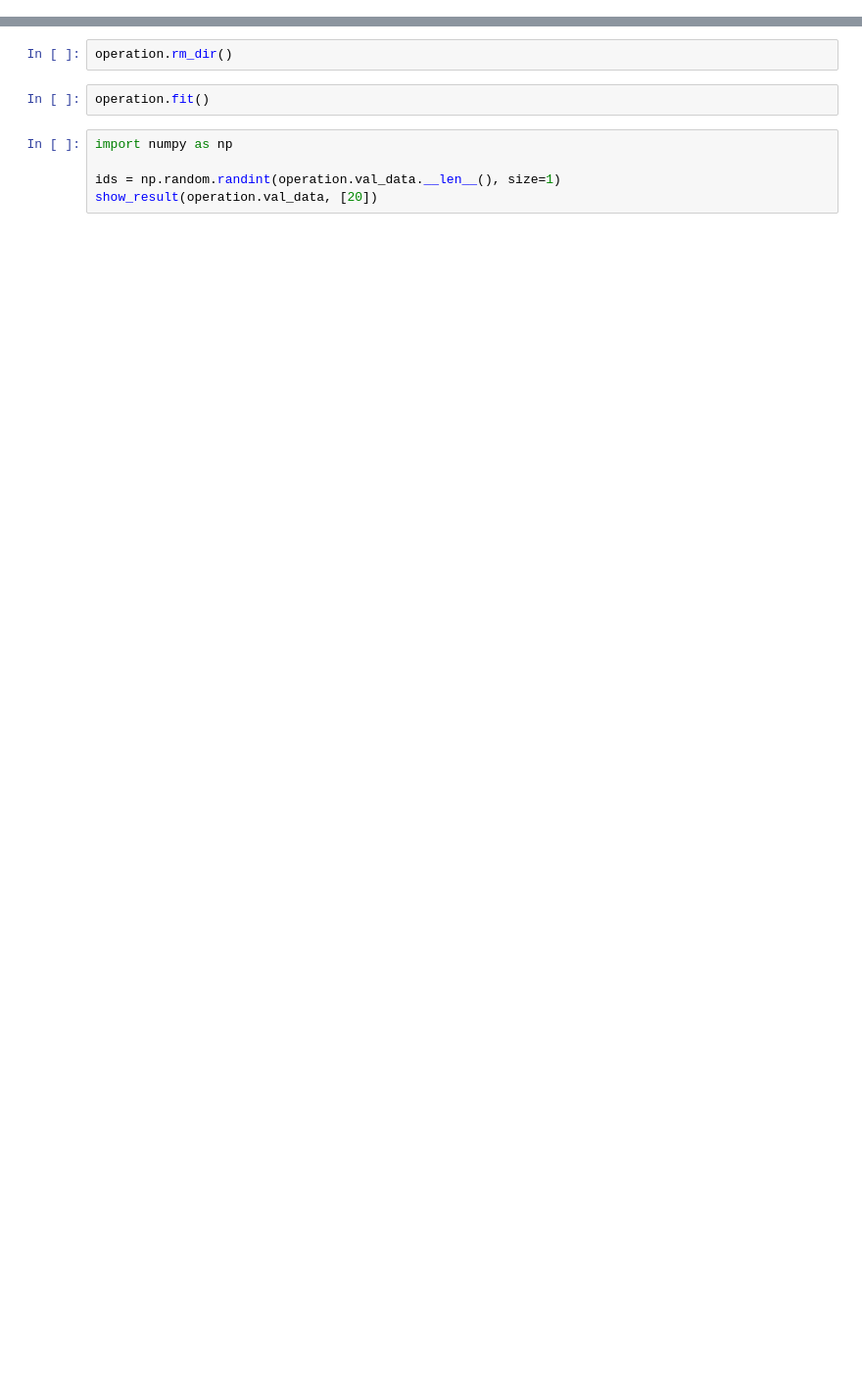
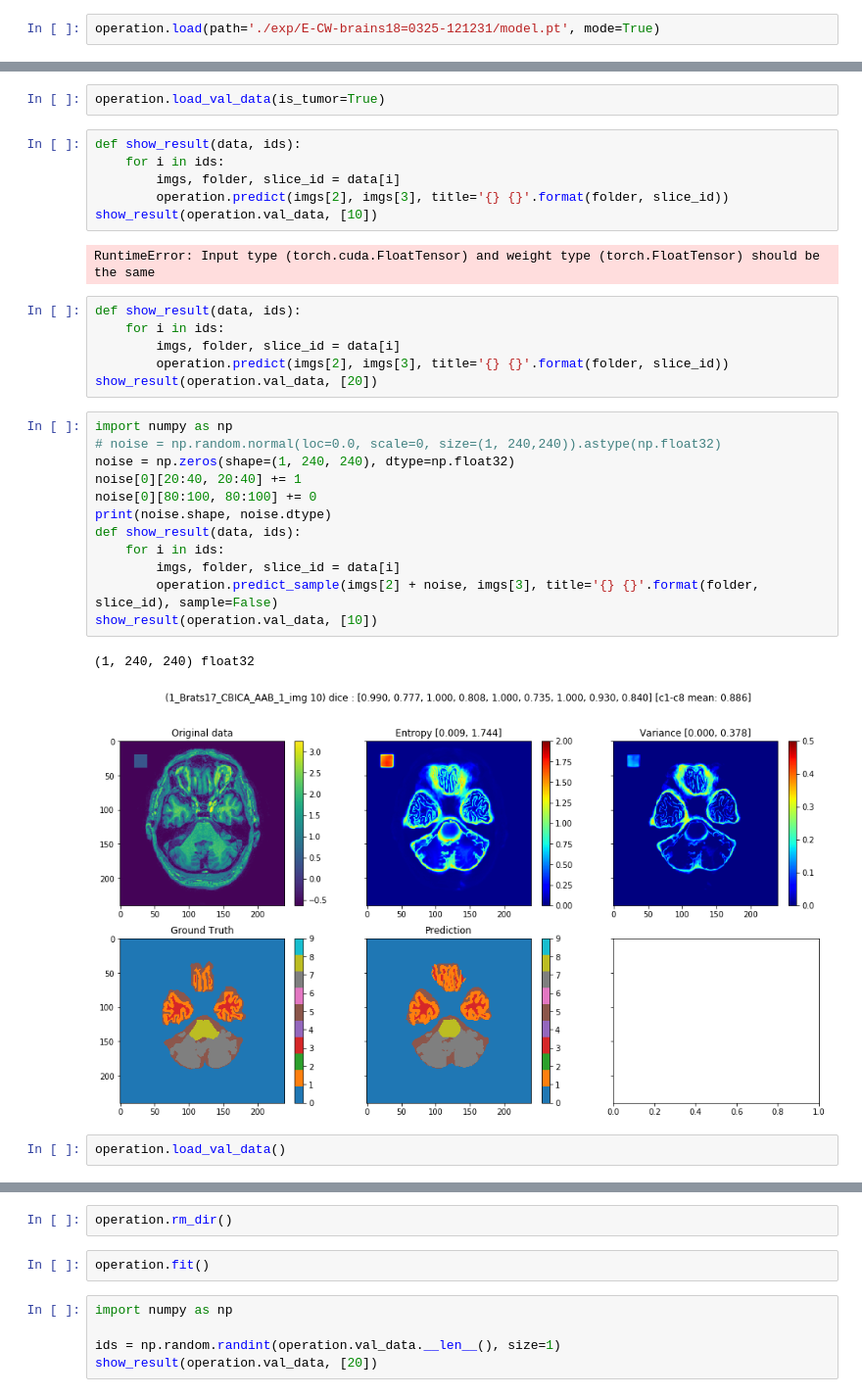
Before and after one commit to wuzht/BrainSeg, a Jupyter notebook: main.ipynb, the cells around one changed output, grey strips where cells are left out. Shown at 98% size. Saved outputs shown, nothing was run; the diff lists cells and outputs as text; blank space fills up the shorter version.

```diff
--- a/main.ipynb
+++ b/main.ipynb
@@ -28,3 +29,5 @@ batch_size: 10
     (conv): Conv2d(64, 9, kernel_size=(1, 1), stride=(1, 1))
   )
 )
+# %%
+operation.load(path='./exp/E-CW-brains18=0325-121231/model.pt', mode=True)
@@ -31,3 +90,36 @@ batch_size: 10
+# %%
+operation.load_val_data(is_tumor=True)
+# %%
+def show_result(data, ids):
+    for i in ids:
+        imgs, folder, slice_id = data[i]
+        operation.predict(imgs[2], imgs[3], title='{} {}'.format(folder, slice_id))
+show_result(operation.val_data, [10])
+# %% [output]
+RuntimeError: Input type (torch.cuda.FloatTensor) and weight type (torch.FloatTensor) should be the same
+# %%
+def show_result(data, ids):
+    for i in ids:
+        imgs, folder, slice_id = data[i]
+        operation.predict(imgs[2], imgs[3], title='{} {}'.format(folder, slice_id))
+show_result(operation.val_data, [20])
+# %%
+import numpy as np
+# noise = np.random.normal(loc=0.0, scale=0, size=(1, 240,240)).astype(np.float32)
+noise = np.zeros(shape=(1, 240, 240), dtype=np.float32)
+noise[0][20:40, 20:40] += 1
+noise[0][80:100, 80:100] += 0
+print(noise.shape, noise.dtype)
+def show_result(data, ids):
+    for i in ids:
+        imgs, folder, slice_id = data[i]
+        operation.predict_sample(imgs[2] + noise, imgs[3], title='{} {}'.format(folder, slice_id), sample=False)
+show_result(operation.val_data, [10])
+# %% [output]
+(1, 240, 240) float32
+[figure, added]
+# %%
+operation.load_val_data()
 # %%
 def show_result(data, ids):
     for i in ids:
```
Also changed, not shown: parts of 8 cells of this notebook, 4 other files.
